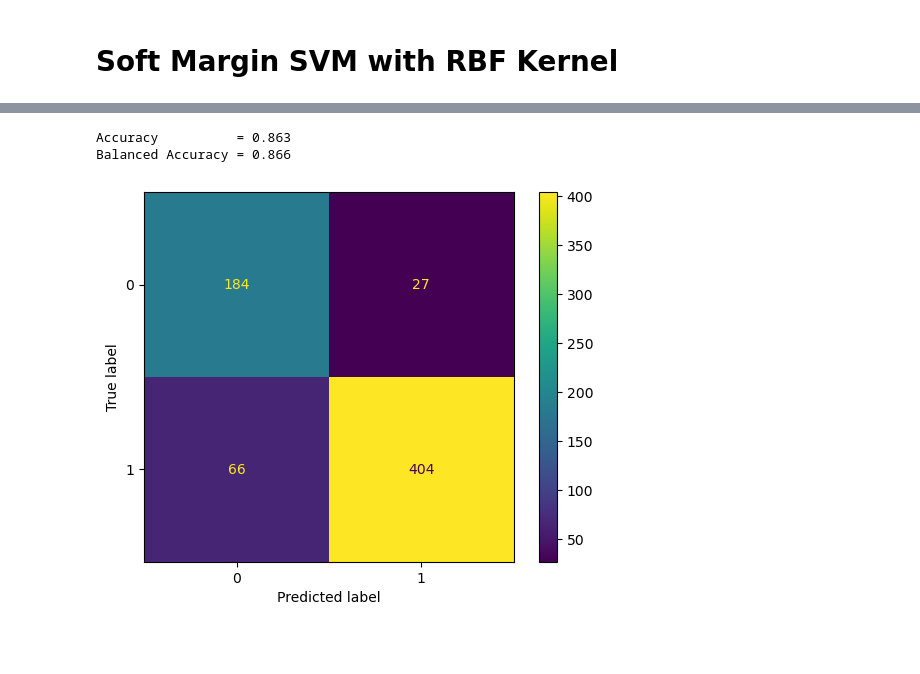
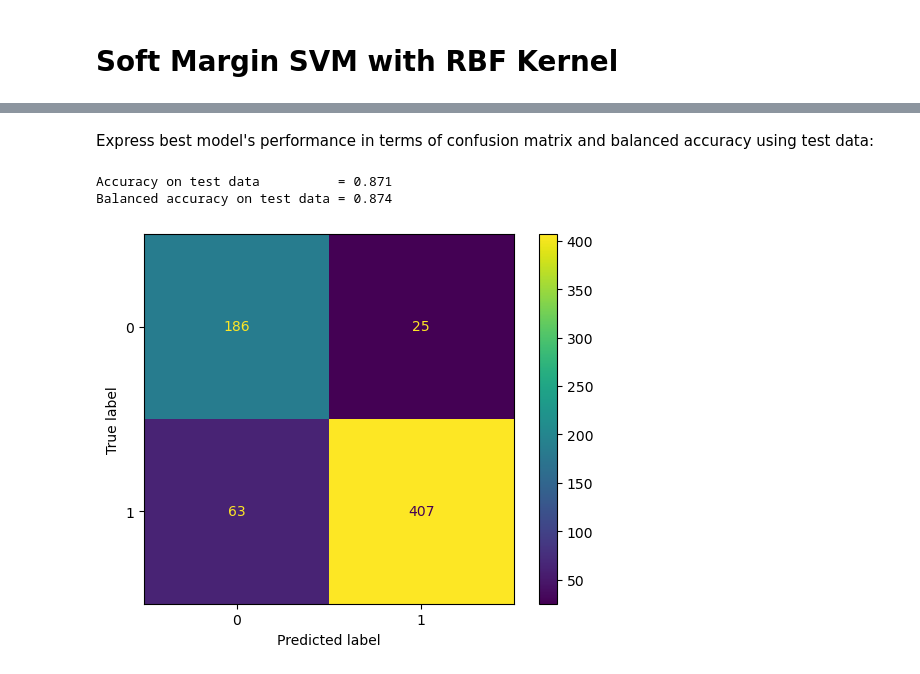
Before and after one commit to alibababeig/soft-svm, a Jupyter notebook: svm.ipynb, the cells around one changed output, grey strips where cells are left out. Saved outputs shown, nothing was run; the diff lists cells and outputs as text; code cells hidden in the pictures; blank space fills up the shorter version.

```diff
--- a/svm.ipynb
+++ b/svm.ipynb
@@ -147,3 +141,0 @@ class SoftSVM_RBF:
-# %%
-model = SoftSVM_RBF(C=1, sigma=1)
-model.train(X_train, y_train)
@@ -149,0 +144,20 @@ model.train(X_train, y_train)
+# %%
+models = {}
+for sigma in np.arange(0.1, 1, 0.1):
+    model = SoftSVM_RBF(C=1, sigma=sigma)
+    model.train(X_train, y_train)
+    y_pred = model.predict(X_val)
+    acc = sklearn.metrics.accuracy_score(y_val, y_pred)
+    models[sigma] = (model, acc)
+
+best_sigma, (best_model, best_acc) = max(models.items(), key=lambda v: v[1][1])
+print(f'Best value for hyperparameter σ = {best_sigma:.3f}')
+print(f'Best accuracy on validation set = {best_acc:.3f}')
+
+x_axis = list(models.keys())
+y_axis = [v[1] for v in models.values()]
+plt.plot(x_axis, y_axis)
+plt.title('Accuracy on Validation Data using Different Values of σ')
+plt.xlabel('Hyperparameter σ')
+plt.ylabel('Accuracy')
+plt.show()
@@ -150,15 +168,17 @@ model.train(X_train, y_train)
+# %% [markdown]
+Express best model's performance in terms of confusion matrix and balanced accuracy using test data:
 # %%
-y_pred = model.predict(X_test)
+y_pred = best_model.predict(X_test)
 
 acc = sklearn.metrics.accuracy_score(y_test, y_pred)
 bacc = sklearn.metrics.balanced_accuracy_score(y_test, y_pred)
-print(f'Accuracy          = {acc:.3f}')
-print(f'Balanced Accuracy = {bacc:.3f}')
+print(f'Accuracy on test data          = {acc:.3f}')
+print(f'Balanced accuracy on test data = {bacc:.3f}')
 
 cm = sklearn.metrics.confusion_matrix(y_test, y_pred)
 sklearn.metrics.ConfusionMatrixDisplay(confusion_matrix=cm).plot()
 plt.show()
 # %% [output]
-Accuracy          = 0.863
-Balanced Accuracy = 0.866
+Accuracy on test data          = 0.871
+Balanced accuracy on test data = 0.874
-[figure, old version]
+[figure, new version]
```
Also changed, not shown: parts of 7 cells of this notebook.
